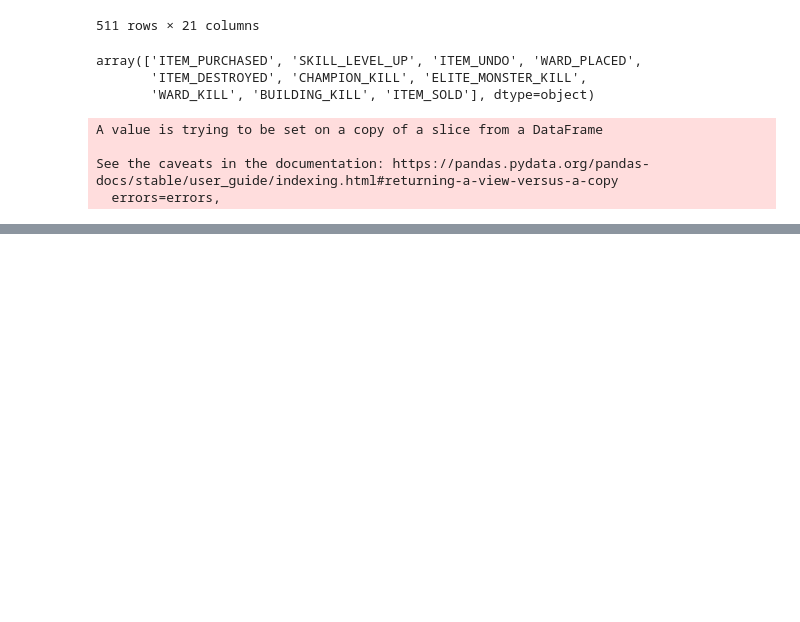
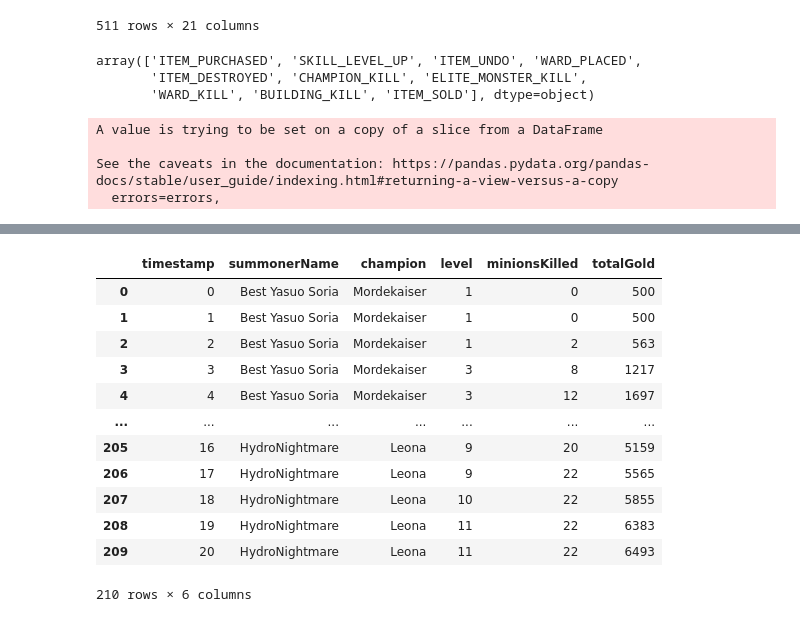
Before and after one commit to Dav3whit3/ih_datamadpt_project_final, a Jupyter notebook: notebooks/API_data_extraction1.ipynb, the cells around one changed output, grey strips where cells are left out. Cells and saved outputs as stored; diff of their text form; code cells hidden in the pictures; blank space fills up the shorter version.

```diff
--- a/notebooks/API_data_extraction1.ipynb
+++ b/notebooks/API_data_extraction1.ipynb
@@ -108,7 +106,7 @@ def participant_frames(json, playersinfo):
 
     teams = playersinfo[['participantId','teamId']]
     frames = pd.merge(all_frames, teams, on='participantId')
-    frames = pd.merge(frames, players_info[['participantId', 'summonerName']], on='participantId')
+    frames = pd.merge(frames, players_info[['participantId', 'summonerName', 'championId']], on='participantId')
     frames['timestamp'] = (frames['timestamp'] / 60000).astype('int')
 
     return frames
@@ -376,0 +413,28 @@ SyntaxError: unexpected EOF while parsing (<ipython-input-33-54df72e3404c>, line
+# %%
+def player_stats_table(frames_df, champions):
+
+    df = frames_df.copy()
+    df.rename(columns={'championId': 'champion'}, inplace=True)
+    df = df.merge(champions, on='champion')
+    df.drop(['champion'], axis=1, inplace=True)
+    df.rename(columns={'name': 'champion'}, inplace=True)
+    df = df[['timestamp', 'summonerName', 'champion', 'level', 'minionsKilled', 'totalGold']]
+
+    return df
+# %%
+player_stats = player_stats_table(frames, champions)
+player_stats
+# %% [output]
+|  | timestamp | summonerName | champion | level | minionsKilled | totalGold |
+| 0 | 0 | Best Yasuo Soria | Mordekaiser | 1 | 0 | 500 |
+| 1 | 1 | Best Yasuo Soria | Mordekaiser | 1 | 0 | 500 |
+| 2 | 2 | Best Yasuo Soria | Mordekaiser | 1 | 2 | 563 |
+| 3 | 3 | Best Yasuo Soria | Mordekaiser | 3 | 8 | 1217 |
+| 4 | 4 | Best Yasuo Soria | Mordekaiser | 3 | 12 | 1697 |
+| ... | ... | ... | ... | ... | ... | ... |
+| 205 | 16 | HydroNightmare | Leona | 9 | 20 | 5159 |
+| 206 | 17 | HydroNightmare | Leona | 9 | 22 | 5565 |
+| 207 | 18 | HydroNightmare | Leona | 10 | 22 | 5855 |
+| 208 | 19 | HydroNightmare | Leona | 11 | 22 | 6383 |
+| 209 | 20 | HydroNightmare | Leona | 11 | 22 | 6493 |
+210 rows × 6 columns
```
Also changed, not shown: parts of 10 cells of this notebook, 3 other files.
